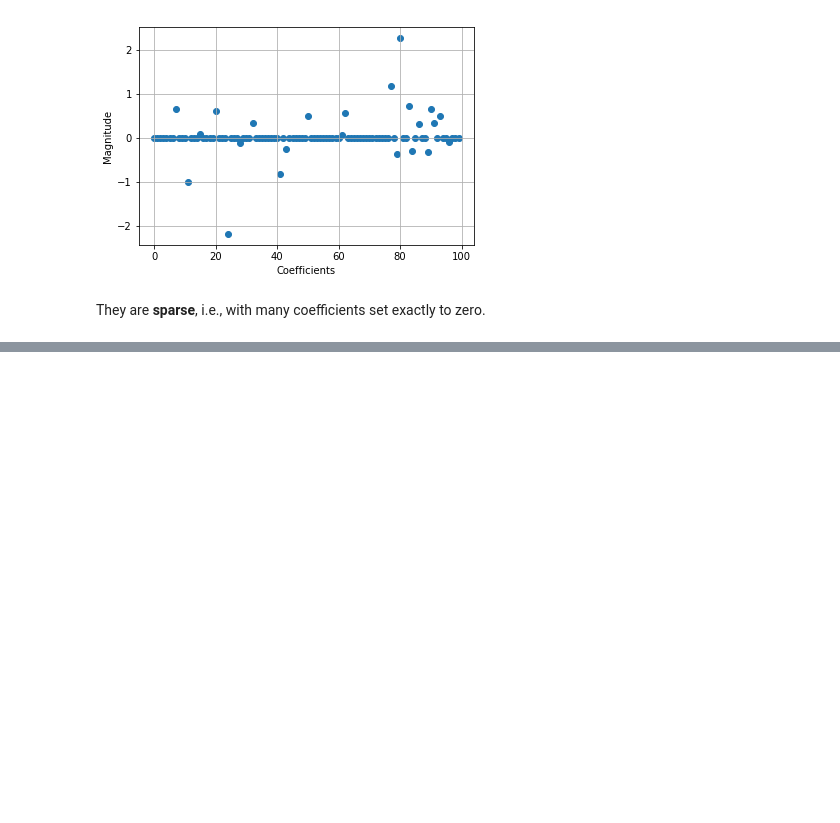
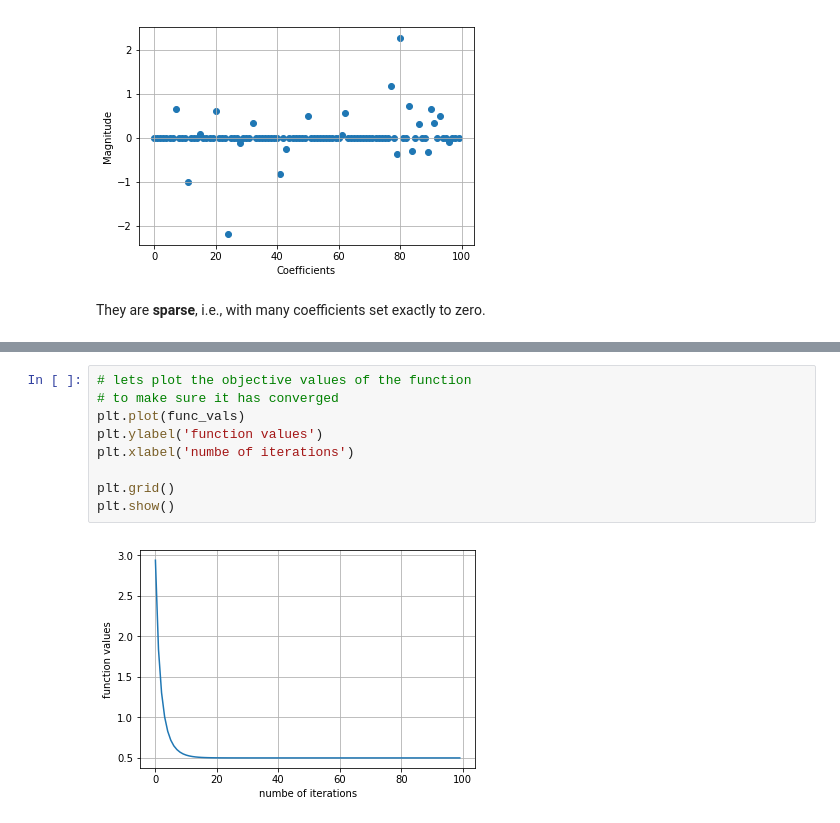
Before and after one commit to fabianp/DSOML_2017, a Jupyter notebook: 05-ADMM.ipynb, the cells around one changed output, grey strips where cells are left out. Cells and saved outputs as stored; diff of their text form; blank space fills up the shorter version.

```diff
--- a/05-ADMM.ipynb
+++ b/05-ADMM.ipynb
@@ -136,0 +285,11 @@ They are **sparse**, i.e., with many coefficients set exactly to zero.
+# %%
+# lets plot the objective values of the function
+# to make sure it has converged
+plt.plot(func_vals)
+plt.ylabel('function values')
+plt.xlabel('numbe of iterations')
+
+plt.grid()
+plt.show()
+# %% [output]
+[figure, added]
```
Also changed, not shown: parts of 19 cells of this notebook, 1 other file.
